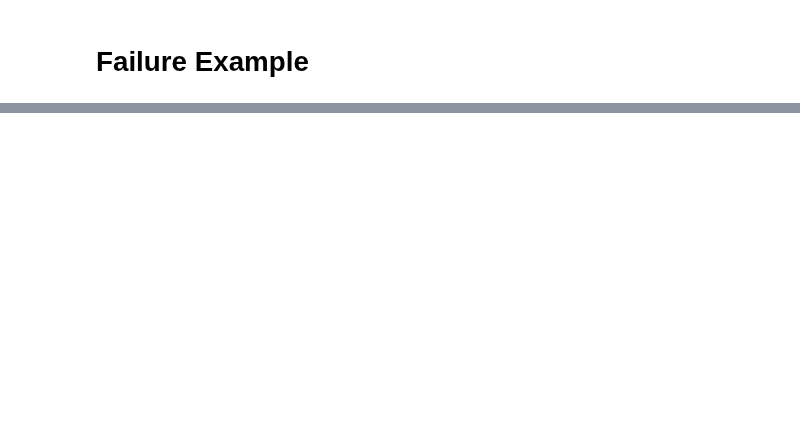
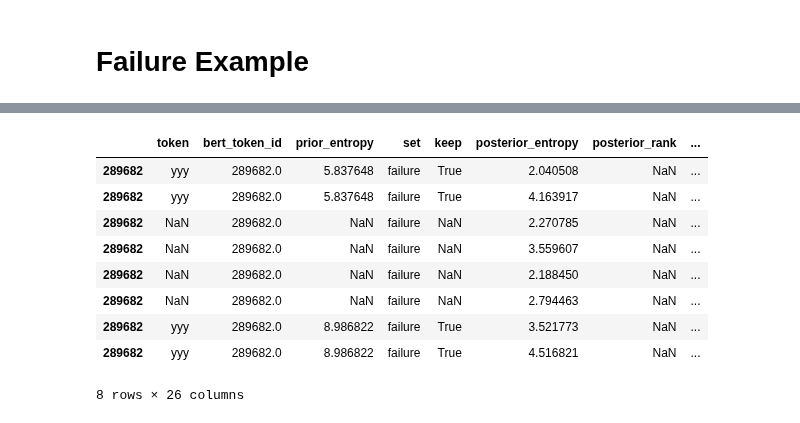
Before and after one commit to smeylan/child-directed-listening, a Jupyter notebook: Examples for Success and Failure Table.ipynb, the cells around one changed output, grey strips where cells are left out. Drawn from its saved outputs; the diff is of its cells as text; code cells hidden in the pictures; blank space fills up the shorter version.

```diff
--- a/Examples for Success and Failure Table.ipynb
+++ b/Examples for Success and Failure Table.ipynb
@@ -316,0 +450,13 @@ all_tokens_phono.loc[all_tokens_phono.utterance_id == yyy_idx][['gloss','actual_
+# %%
+scores_across_models
+# %% [output]
+|  | token | bert_token_id | prior_entropy | set | keep | posterior_entropy | posterior_rank | ... |
+| 289682 | yyy | 289682.0 | 5.837648 | failure | True | 2.040508 | NaN | ... |
+| 289682 | yyy | 289682.0 | 5.837648 | failure | True | 4.163917 | NaN | ... |
+| 289682 | NaN | 289682.0 | NaN | failure | NaN | 2.270785 | NaN | ... |
+| 289682 | NaN | 289682.0 | NaN | failure | NaN | 3.559607 | NaN | ... |
+| 289682 | NaN | 289682.0 | NaN | failure | NaN | 2.188450 | NaN | ... |
+| 289682 | NaN | 289682.0 | NaN | failure | NaN | 2.794463 | NaN | ... |
+| 289682 | yyy | 289682.0 | 8.986822 | failure | True | 3.521773 | NaN | ... |
+| 289682 | yyy | 289682.0 | 8.986822 | failure | True | 4.516821 | NaN | ... |
+8 rows × 26 columns
```
Also changed, not shown: parts of 42 cells of this notebook, 11 other files.
